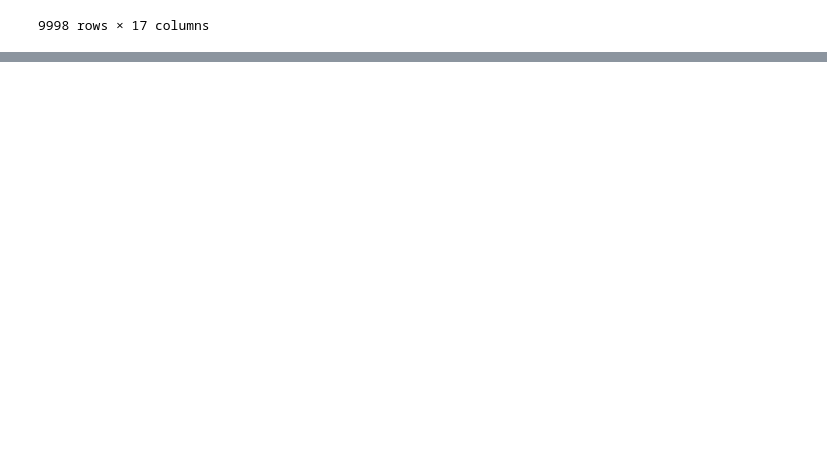
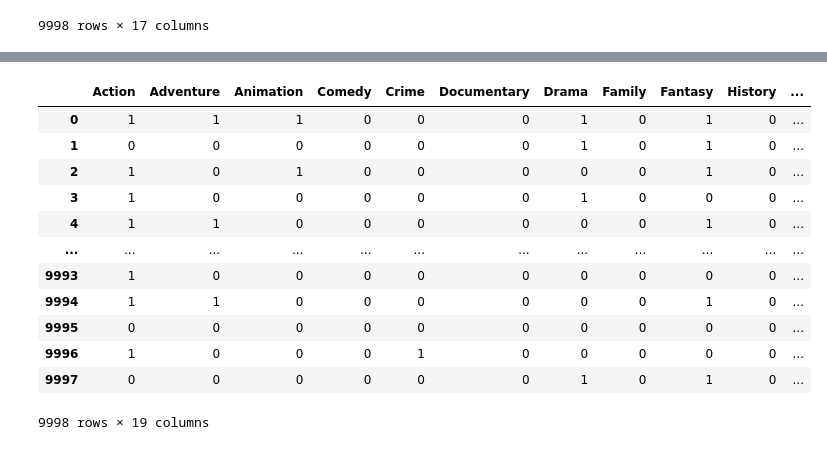
Before and after one commit to Ndhel97/TMDB_Movies_Data_Analysis, a Jupyter notebook: tmdb_movies_data_analysis.ipynb, the cells around one changed output, grey strips where cells are left out. Saved outputs shown, nothing was run; the diff lists cells and outputs as text; code cells hidden in the pictures; blank space fills up the shorter version.

```diff
--- a/tmdb_movies_data_analysis.ipynb
+++ b/tmdb_movies_data_analysis.ipynb
@@ -227,0 +284,9 @@ df
+# %%
+# Make a new df of genres
+df_genre = pd.DataFrame()
+df_genre['genre1'] = df['genre1']
+df_genre['genre2'] = df['genre2']
+df_genre['genre3'] = df['genre3']
+df_genre['genre4'] = df['genre4']
+df_genre['genre5'] = df['genre5']
+df_genre
@@ -227,0 +307,30 @@ df
+# %%
+# Apply one hot encoding for each genre columns in a new df
+df_gen1 = pd.get_dummies(df_genre['genre1'], columns=['Animation','Drama','Science Fiction','Fantasy','Thriller','Crime','Comedy','Action','Adventure','Romance','Documentary','Family','Horror','History','War','TV Movie','Mystery','Western','Music'])
+df_gen2 = pd.get_dummies(df_genre['genre2'], columns=['Animation','Drama','Science Fiction','Fantasy','Thriller','Crime','Comedy','Action','Adventure','Romance','Documentary','Family','Horror','History','War','TV Movie','Mystery','Western','Music'])
+df_gen3 = pd.get_dummies(df_genre['genre3'], columns=['Animation','Drama','Science Fiction','Fantasy','Thriller','Crime','Comedy','Action','Adventure','Romance','Documentary','Family','Horror','History','War','TV Movie','Mystery','Western','Music'])
+df_gen4 = pd.get_dummies(df_genre['genre4'], columns=['Animation','Drama','Science Fiction','Fantasy','Thriller','Crime','Comedy','Action','Adventure','Romance','Documentary','Family','Horror','History','War','TV Movie','Mystery','Western','Music'])
+df_gen5 = pd.get_dummies(df_genre['genre5'], columns=['Animation','Drama','Science Fiction','Fantasy','Thriller','Crime','Comedy','Action','Adventure','Romance','Documentary','Family','Horror','History','War','TV Movie','Mystery','Western','Music'])
+df_gen4['Documentary'] = 0 # In the column genre4 ad genre5, there is no documentary genre,
+df_gen5['Documentary'] = 0 # so when I implemented one hot encoding, there was no documentary column in df_genre4 and df_genre5
+                           # resulting the df_gen (df which is the combined values of each genre) documentary column became NaN value.
+                           # To fix this, I assigned both documentary columns in df_gen4 and df_gen5 to 0.
+
+# Combine df so each movies can have more than one genre
+df_gen = df_gen1 + df_gen2 + df_gen3 + df_gen4 + df_gen5
+# %%
+df_gen
+# %% [output]
+|  | Action | Adventure | Animation | Comedy | Crime | Documentary | Drama | Family | Fantasy | History | ... |
+| 0 | 1 | 1 | 1 | 0 | 0 | 0 | 1 | 0 | 1 | 0 | ... |
+| 1 | 0 | 0 | 0 | 0 | 0 | 0 | 1 | 0 | 1 | 0 | ... |
+| 2 | 1 | 0 | 1 | 0 | 0 | 0 | 0 | 0 | 1 | 0 | ... |
+| 3 | 1 | 0 | 0 | 0 | 0 | 0 | 1 | 0 | 0 | 0 | ... |
+| 4 | 1 | 1 | 0 | 0 | 0 | 0 | 0 | 0 | 1 | 0 | ... |
+| ... | ... | ... | ... | ... | ... | ... | ... | ... | ... | ... | ... |
+| 9993 | 1 | 0 | 0 | 0 | 0 | 0 | 0 | 0 | 0 | 0 | ... |
+| 9994 | 1 | 1 | 0 | 0 | 0 | 0 | 0 | 0 | 1 | 0 | ... |
+| 9995 | 0 | 0 | 0 | 0 | 0 | 0 | 0 | 0 | 0 | 0 | ... |
+| 9996 | 1 | 0 | 0 | 0 | 1 | 0 | 0 | 0 | 0 | 0 | ... |
+| 9997 | 0 | 0 | 0 | 0 | 0 | 0 | 1 | 0 | 1 | 0 | ... |
+9998 rows × 19 columns
```
Also changed, not shown: parts of 16 cells of this notebook.
